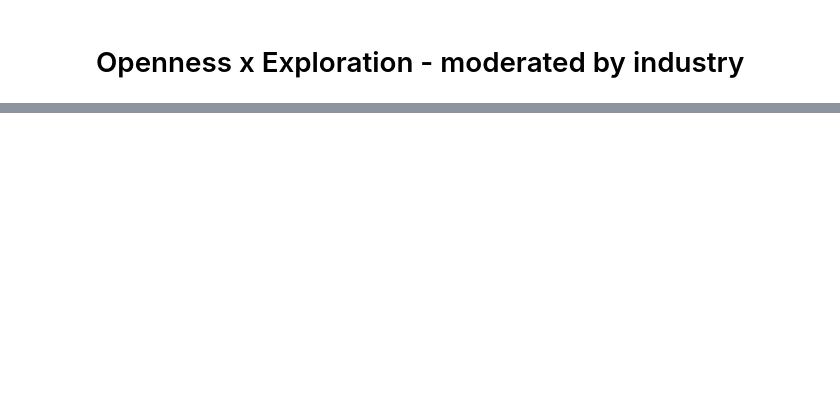
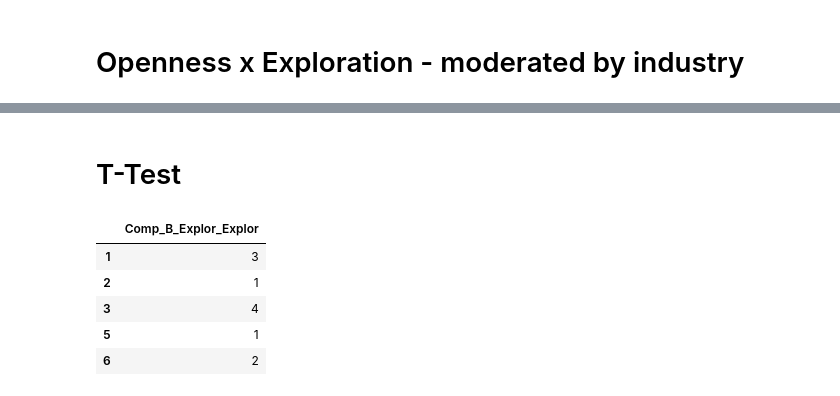
Before and after one commit to Tony-Vo-1011/Bopha, a Jupyter notebook: bopha.ipynb, the cells around one changed output, grey strips where cells are left out. Drawn from its saved outputs; the diff is of its cells as text; code cells hidden in the pictures; blank space fills up the shorter version.

Commit message:
t test

```diff
--- a/bopha.ipynb
+++ b/bopha.ipynb
@@ -5,7 +5,7 @@ import numpy as np
 import statsmodels.api as sm
 from scipy import stats
 
-df = pd.read_csv("//Users/tonyvo/Desktop/Bopha/Personality and selection of companies (DSSA)_April 20, 2026_04.35.csv", skiprows= [1, 2])
+df = pd.read_csv("C:/Users/15177459/Desktop/Bopha/Personality and selection of companies (DSSA)_April 20, 2026_04.35.csv", skiprows= [1, 2])
 print(len(df))
 # %% [output]
 309
@@ -71,6 +68,9 @@ df = df[
 print(len(df))
 print("Unfinished rows:", (df["Finished"] == 0).sum())
 print("Bad respondent rows:", df["ResponseId"].isin(bad_respondents).sum())
+
+unique_list = sorted(df["Age"].dropna().unique().tolist())
+print(unique_list)
 # %% [output]
 190
 Unfinished rows: 0
@@ -449,33 +503,4 @@ Name: Desired_industry, dtype: object
 5    5.0
 6    6.0
 Name: Desired_industry, dtype: float64
-# %%
-industry_tier_ranking = {
-    "1": 1,  # Arts, Entertainment, and Recreation
-    "2": 1,  # Information
-    "3": 1,  # Professional, Scientific, and Technical Services
-    "4": 1,  # Educational Services
-    "5": 2,  # Finance and Insurance
-    "6": 2,  # Health Care and Social Assistance
-    "7": 2,  # Real Estate
-    "8": 2,  # Management of Companies
-    "9": 3,  # Administrative and Support
-    "10": 3,  # Retail Trade
-    "11": 3,  # Wholesale Trade
-    "12": 3,  # Transportation and Warehousing
-    "13": 4,  # Accommodation and Food Services
-    "14": 4,  # Manufacturing
-    "15": 4,  # Construction
-    "16": 4,  # Public Administration
-    "17": 5,  # Other Services
-    "18": 5,  # Utilities
-    "19": 5,  # Agriculture
-    "20": 5,  # Mining
-}
-
-df["Desired_industry_tier"] = df["Desired_industry"].map(industry_tier_ranking)
-
-df["Openness_x_Innovation"] = (
-    df["Openness_Average"] * df["Desired_industry_tier"]
-)
 # %%
@@ -511,0 +673,16 @@ KeyError: "None of [Index(['Openness_Average', 'Desired_industry_tier'], dtype='
+# %% [markdown]
+# T-Test
+# %%
+duplicate_cols = df.columns[df.columns.duplicated()]
+duplicate_cols
+
+comp_b_duplicates = df.loc[:, df.columns == "Comp_B_Explor_Explor"]
+
+comp_b_duplicates.head()
+# %% [output]
+|  | Comp_B_Explor_Explor |
+| 1 | 3 |
+| 2 | 1 |
+| 3 | 4 |
+| 5 | 1 |
+| 6 | 2 |
```
Also changed, not shown: parts of 15 cells of this notebook.
